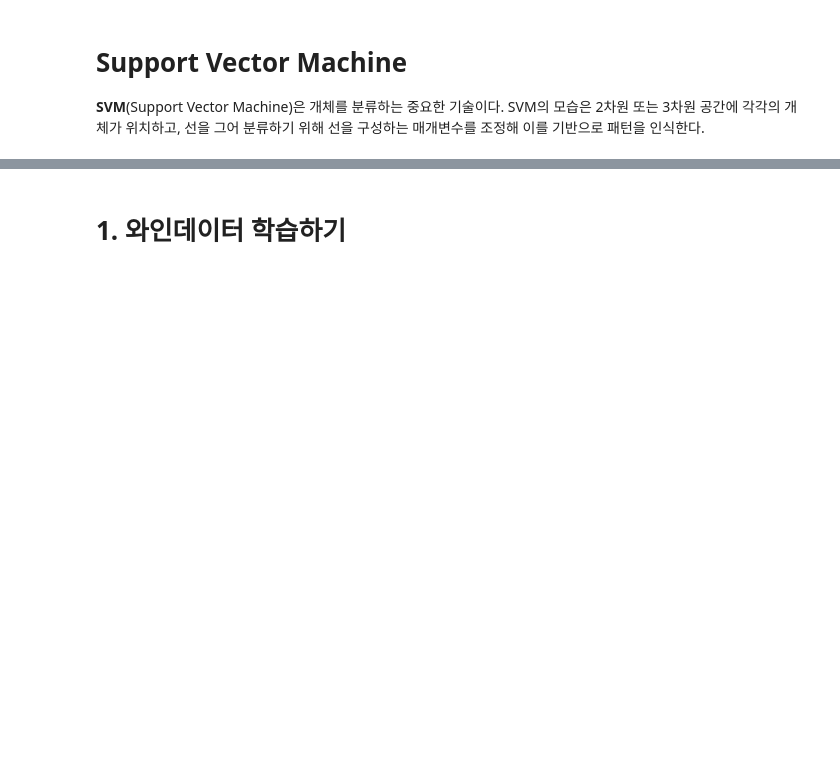
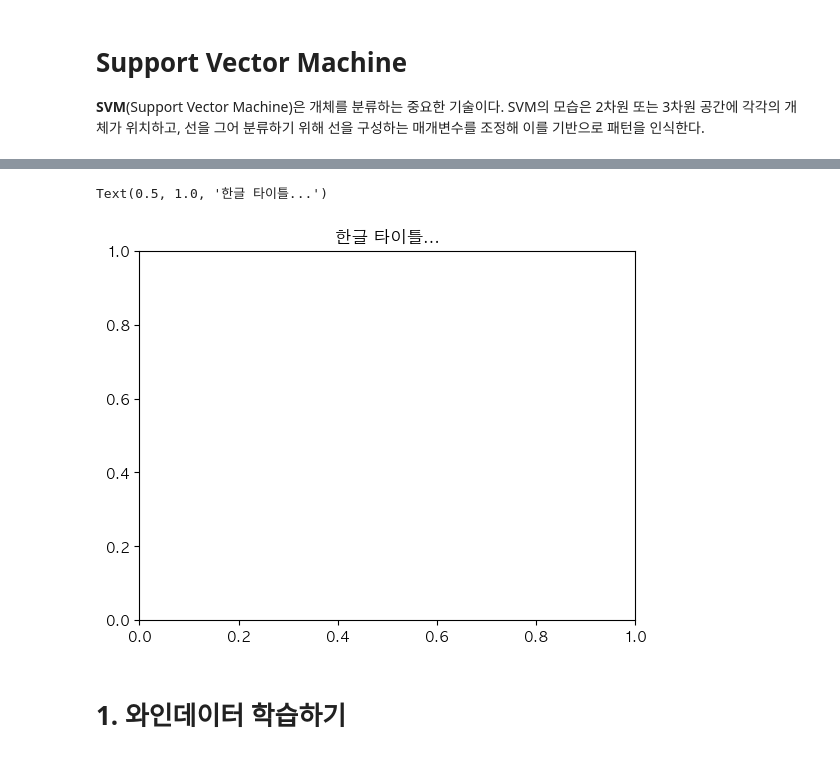
Before and after one commit to Ihan0316/ai_scool, a Jupyter notebook: 7월/7-18/07지도학습-SVM-0.ipynb, the cells around one changed output, grey strips where cells are left out. Saved outputs shown, nothing was run; the diff lists cells and outputs as text; code cells hidden in the pictures; blank space fills up the shorter version.

```diff
--- a/7월/7-18/07지도학습-SVM-0.ipynb
+++ b/7월/7-18/07지도학습-SVM-0.ipynb
@@ -23,15 +25,18 @@ import numpy as np
 # %%
 import matplotlib.pyplot as plt
 # import matplotlib.pylab as plt
 import matplotlib.font_manager as fm
 %matplotlib inline
 
 # plt.rcParams['font.family'] = 'Malgun Gothic'
-# plt.rcParams['font.family'] = 'AppleGothic'  # Mac (AppleGothic 또는 AppleSDGothicNeo)
-plt.rcParams['font.family'] = 'NanumGothic' # Linux (NanumGothic 또는 다른 설치된 한글 폰트)
+plt.rcParams['font.family'] = 'AppleGothic'  # Mac (AppleGothic 또는 AppleSDGothicNeo)
+# plt.rcParams['font.family'] = 'NanumGothic' # Linux (NanumGothic 또는 다른 설치된 한글 폰트)
 
 plt.rcParams['axes.unicode_minus'] = False #glypy 8722: Axes에 - 표시 안되는 것
-# plt.title('한글 타이틀...')
+plt.title('한글 타이틀...')
+# %% [output]
+Text(0.5, 1.0, '한글 타이틀...')
+[figure, added]
 # %% [markdown]
 # 1. 와인데이터 학습하기
 # %%
```
Also changed, not shown: parts of 75 cells of this notebook, 1 other file.
